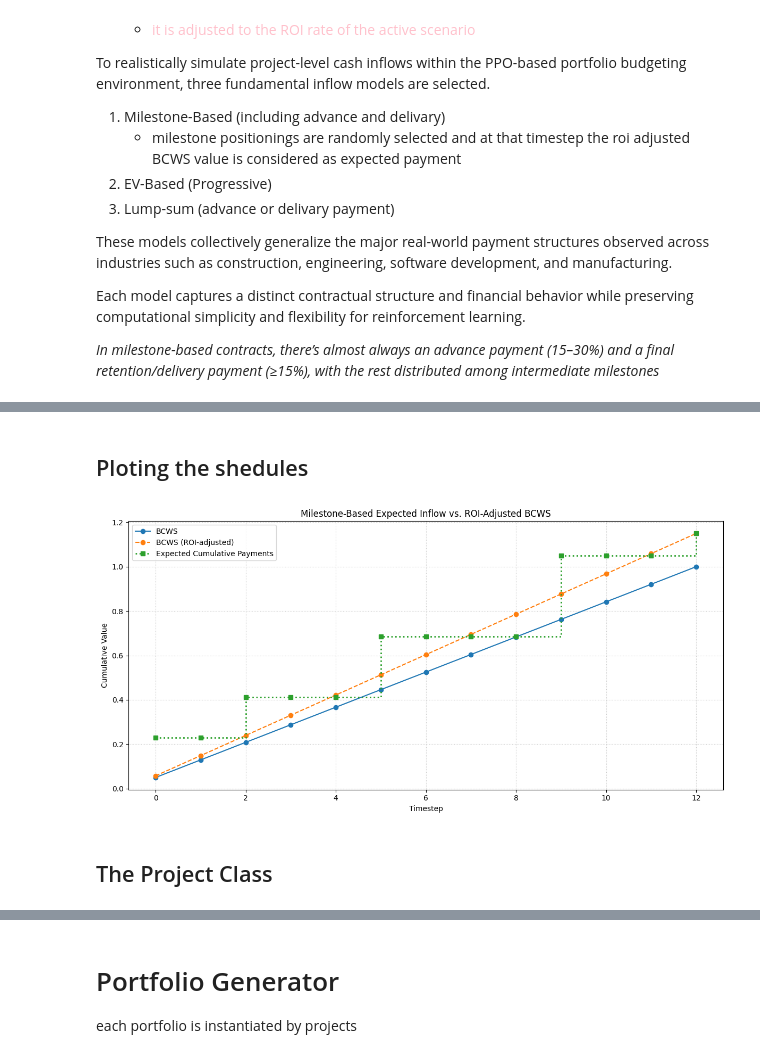
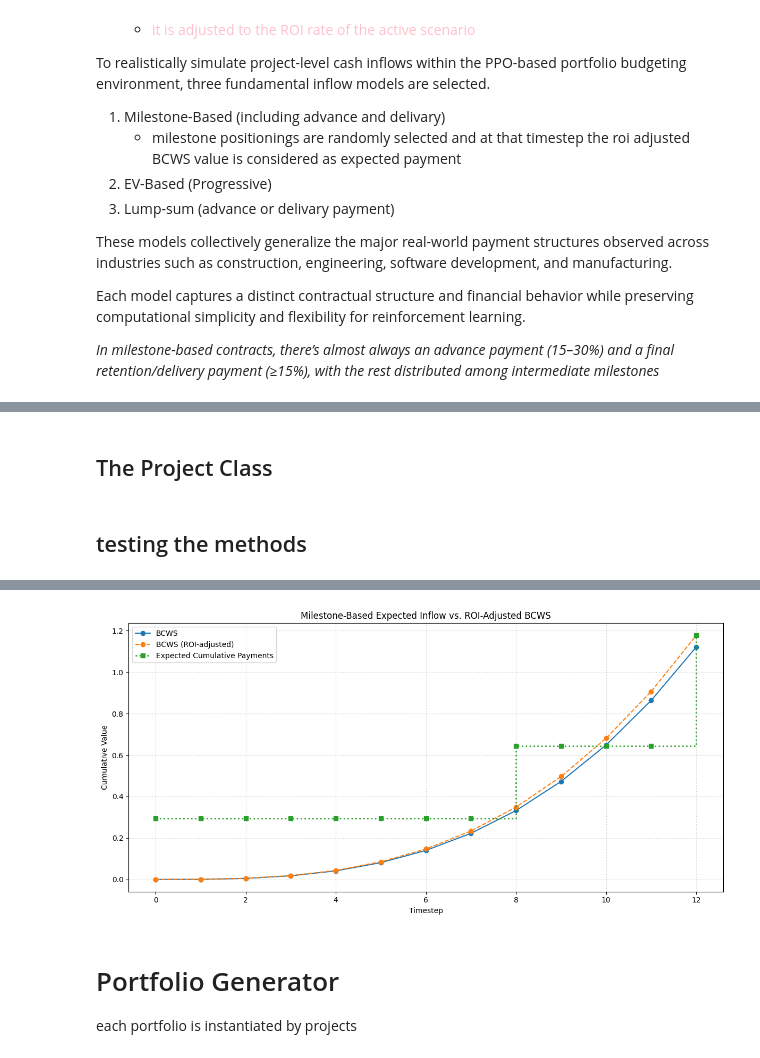
Before and after one commit to UDynamic/PPO-project-portfolio-budgeting-AI-agent, a Jupyter notebook: notebooks/portfolio_env.ipynb, the cells around one changed output, grey strips where cells are left out. Saved outputs shown, nothing was run; the diff lists cells and outputs as text; code cells hidden in the pictures.

Commit message:
ProjectClass

```diff
--- a/notebooks/portfolio_env.ipynb
+++ b/notebooks/portfolio_env.ipynb
@@ -489,28 +458,32 @@ plt.show()
-# %% [markdown]
-## Ploting the shedules
-# %%
-# --- Plotting the cumulative expected inflow vs BCWS baseline ---
-t = np.arange(0, p.DURATION + 1)
-
-plt.figure(figsize=(12, 6))
-plt.plot(t, p.BCWS, label="BCWS", linestyle="solid", marker="o")
-plt.plot(t, p.BCWS_ROI_ADJUSTED, label="BCWS (ROI-adjusted)", linestyle="--", marker="o")
-
-plt.step(t, result, where="post", label="Expected Cumulative Payments", linewidth=2, linestyle="dotted",marker="s")
-# plt.plot(t, result, label="Expected Cumulative Payments", linewidth=2, marker="s")
-
-plt.title("Milestone-Based Expected Inflow vs. ROI-Adjusted BCWS", fontsize=12)
-plt.xlabel("Timestep")
-plt.ylabel("Cumulative Value")
-plt.legend()
-plt.grid(True, linestyle=":", alpha=0.7)
-plt.tight_layout()
-plt.show()
-# %% [output]
-[figure, removed]
 # %% [markdown]
 ## The Project Class
 # %%
-class ProjectClass():
+class ProjectClass:
     def __init__(self):
-        pass
+        self.roi = set_roi(self)
+        self.DURATION = set_duration(self)
+        self.BAC = set_bac(self)
+        self.SCHEDULE  = set_s_curve(self)
+        self.EXPECTED_PAYMENTS = set_expected_payment_schedule(self)
+# %% [markdown]
+## testing the methods
+# %%
+
+p = ProjectClass()
+
+t = np.arange(0, p.DURATION + 1)
+
+plt.figure(figsize=(12, 6))
+plt.plot(t, p.BCWS, label="BCWS", linestyle="solid", marker="o")
+plt.plot(t, p.BCWS_ROI_ADJUSTED, label="BCWS (ROI-adjusted)", linestyle="--", marker="o")
+plt.step(t, p.EXPECTED_PAYMENTS, where="post",
+         label="Expected Cumulative Payments", linewidth=2, linestyle="dotted", marker="s")
+
+plt.title("Milestone-Based Expected Inflow vs. ROI-Adjusted BCWS", fontsize=12)
+plt.xlabel("Timestep")
+plt.ylabel("Cumulative Value")
+plt.legend()
+plt.grid(True, linestyle=":", alpha=0.7)
+plt.tight_layout()
+plt.show()
+# %% [output]
@@ -517,3 +491,4 @@ class ProjectClass():
+[figure, new version]
 # %% [markdown]
 # Portfolio Generator
 each portfolio is instantiated by projects
```
Also changed, not shown: parts of 3 cells of this notebook.
